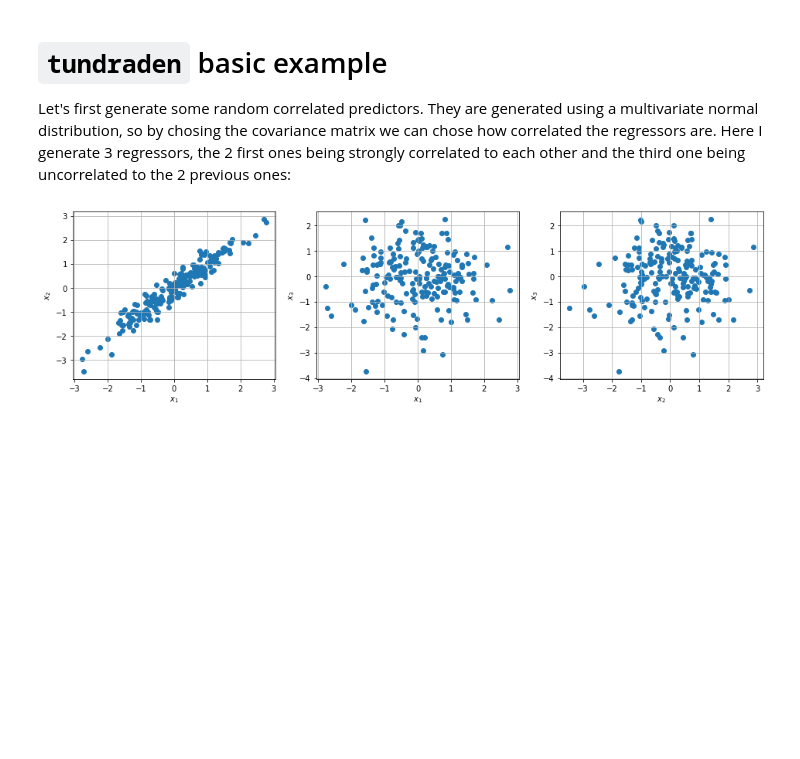
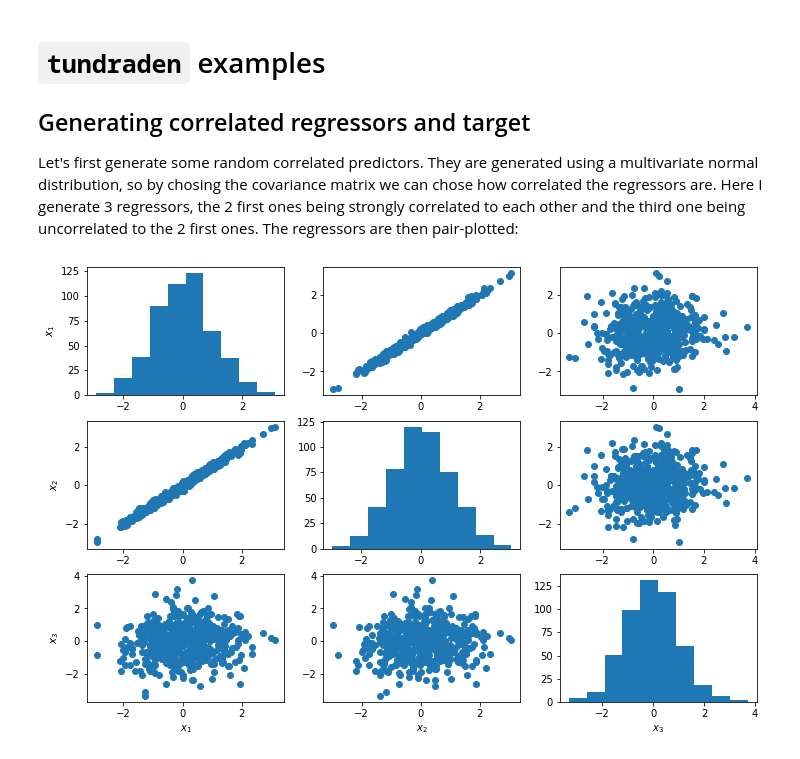
Before and after one commit to philgzl/tundraden, a Jupyter notebook: example.ipynb, the cells around one changed output. Cells and saved outputs as stored; diff of their text form; code cells hidden in the pictures; blank space fills up the shorter version.

```diff
--- a/example.ipynb
+++ b/example.ipynb
@@ -1,31 +1,6 @@
 # %% [markdown]
-# `tundraden` basic example
+# `tundraden` examples
 
-Let's first generate some random correlated predictors. They are generated using a multivariate normal distribution, so by chosing the covariance matrix we can chose how correlated the regressors are. Here I generate 3 regressors, the 2 first ones being strongly correlated to each other and the third one being uncorrelated to the 2 previous ones:
+## Generating correlated regressors and target
+
+Let's first generate some random correlated predictors. They are generated using a multivariate normal distribution, so by chosing the covariance matrix we can chose how correlated the regressors are. Here I generate 3 regressors, the 2 first ones being strongly correlated to each other and the third one being uncorrelated to the 2 first ones. The regressors are then pair-plotted:
-# %%
-import tundraden
-import numpy as np
-import matplotlib.pyplot as plt
-from sklearn.linear_model import LinearRegression
-
-n_samples = 200
-covariance_matrix = np.array([
-    [1.0, 1.0, 0.0],
-    [1.0, 1.1, 0.0],
-    [0.0, 0.0, 1.0],
-])
-X = tundraden.generate_correlated_data(covariance_matrix, n_samples)
-
-plt.figure(figsize=(16,4))
-k = 1
-for i in range(X.shape[1]):
-    for j in range(i+1, X.shape[1]):
-        plt.subplot(1,3,k)
-        plt.scatter(X[:,i], X[:,j])
-        plt.xlabel('$x_%i$'%(i+1))
-        plt.ylabel('$x_%i$'%(j+1))
-        plt.grid()
-        k += 1
-plt.show()
-# %% [output]
-[figure, removed]
@@ -32 +11,15 @@ plt.show()
+# %%
+n_samples = 500
+covariance_matrix = np.array([
+    [1.00, 1.00, 0.00],
+    [1.00, 1.01, 0.00],
+    [0.00, 0.00, 1.00],
+])
+X = tundraden.generate_correlated_data(covariance_matrix, n_samples)
+
+plt.figure(figsize=(12,8))
+tundraden.pairplot(X, var_names=['$x_1$', '$x_2$', '$x_3$'])
+plt.show()
+# %% [output]
+[figure, added]
 # %% [markdown]
```
Also changed, not shown: parts of 21 cells of this notebook, 1 other file.
